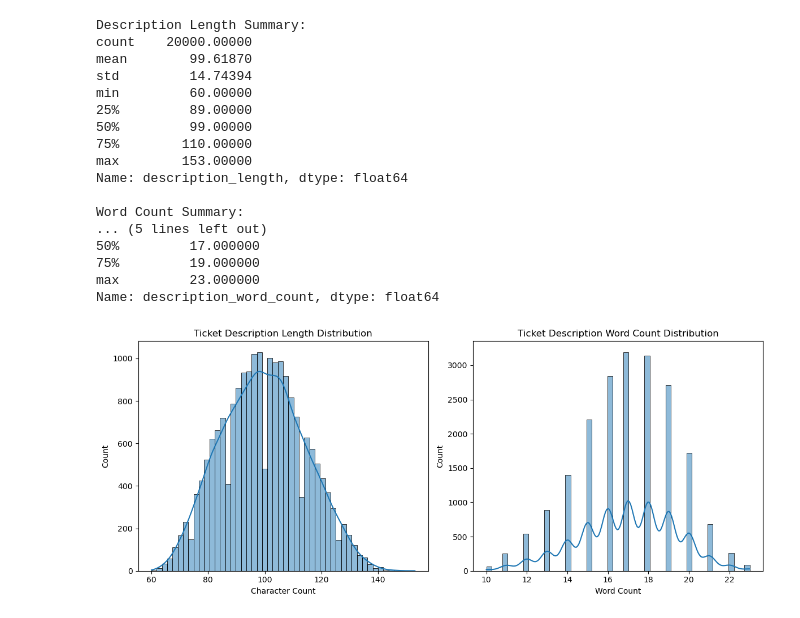
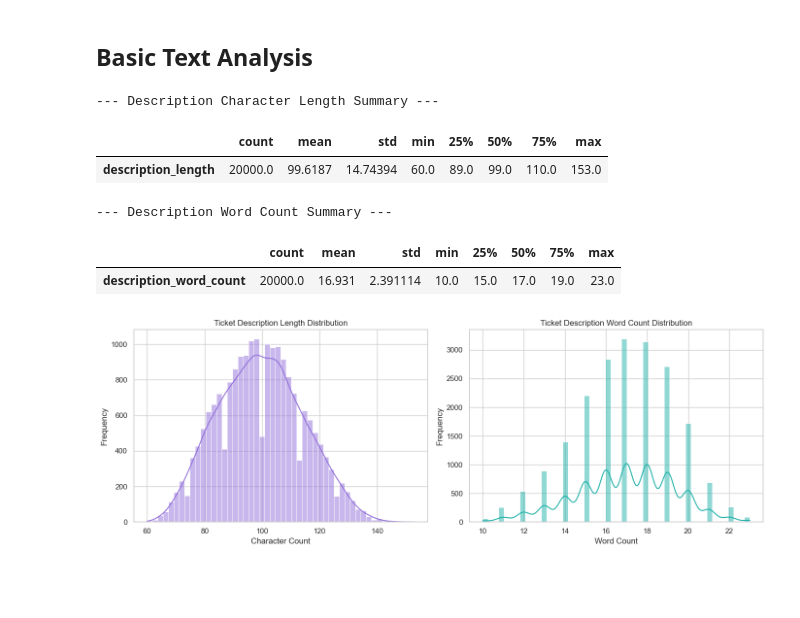
Before and after one commit to belalahmed22/Depi-project, a Jupyter notebook: EDA.ipynb, the cells around one changed output. Saved outputs shown, nothing was run; the diff lists cells and outputs as text; code cells hidden in the pictures; blank space fills up the shorter version.

```diff
--- a/EDA.ipynb
+++ b/EDA.ipynb
@@ -127,0 +101,4 @@ Passing `palette` without assigning `hue` is deprecated and will be removed in v
+# %%
+# Set styling for plots
+sns.set_theme(style="whitegrid", palette="muted")
+plt.rcParams['figure.figsize'] = (10, 6)
@@ -127,0 +137,15 @@ Passing `palette` without assigning `hue` is deprecated and will be removed in v
+# %%
+# Create a Year-Month column for aggregation
+df['YearMonth'] = df['Submission_Date'].dt.to_period('M')
+
+# Group by YearMonth
+monthly_tickets = df.groupby('YearMonth').size()
+
+plt.figure(figsize=(14, 6))
+monthly_tickets.plot(kind='line', marker='o', color='coral', linewidth=2)
+plt.title('Monthly Ticket Volume Trend', fontsize=16)
+plt.xlabel('Month-Year', fontsize=12)
+plt.ylabel('Number of Tickets', fontsize=12)
+plt.xticks(rotation=45)
+plt.grid(True, linestyle='--', alpha=0.6)
+plt.show()
@@ -128,43 +208,39 @@ Passing `palette` without assigning `hue` is deprecated and will be removed in v
+# %% [markdown]
+## Basic Text Analysis
 # %%
-
+# Create new columns for character length and word count
 df['description_length'] = df['Ticket_Description'].str.len()
 df['description_word_count'] = df['Ticket_Description'].str.split().str.len()
 
-print("Description Length Summary:")
-print(df['description_length'].describe())
-print("\nWord Count Summary:")
-print(df['description_word_count'].describe())
+# Display summary statistics
+print("--- Description Character Length Summary ---")
+display(df['description_length'].describe().to_frame().T)
 
-plt.figure(figsize=(12, 5))
+print("\n--- Description Word Count Summary ---")
+display(df['description_word_count'].describe().to_frame().T)
 
-plt.subplot(1, 2, 1)
-sns.histplot(df['description_length'], bins=50, kde=True)
-plt.title('Ticket Description Length Distribution')
-plt.xlabel('Character Count')
+# Visualize the distributions
+fig, axes = plt.subplots(1, 2, figsize=(14, 5))
 
-plt.subplot(1, 2, 2)
-sns.histplot(df['description_word_count'], bins=50, kde=True)
-plt.title('Ticket Description Word Count Distribution')
-plt.xlabel('Word Count')
+# Plot 1: Character Count Distribution
+sns.histplot(df['description_length'], bins=50, kde=True, ax=axes[0], color='mediumpurple')
+axes[0].set_title('Ticket Description Length Distribution')
+axes[0].set_xlabel('Character Count')
+axes[0].set_ylabel('Frequency')
+
+# Plot 2: Word Count Distribution
+sns.histplot(df['description_word_count'], bins=50, kde=True, ax=axes[1], color='lightseagreen')
+axes[1].set_title('Ticket Description Word Count Distribution')
+axes[1].set_xlabel('Word Count')
+axes[1].set_ylabel('Frequency')
 
 plt.tight_layout()
 plt.show()
 # %% [output]
-Description Length Summary:
-count    20000.00000
-mean        99.61870
-std         14.74394
-min         60.00000
-25%         89.00000
-50%         99.00000
-75%        110.00000
-max        153.00000
-Name: description_length, dtype: float64
-
-Word Count Summary:
-... (5 lines left out)
-50%         17.000000
-75%         19.000000
-max         23.000000
-Name: description_word_count, dtype: float64
+--- Description Character Length Summary ---
+|  | count | mean | std | min | 25% | 50% | 75% | max |
+| description_length | 20000.0 | 99.6187 | 14.74394 | 60.0 | 89.0 | 99.0 | 110.0 | 153.0 |
+--- Description Word Count Summary ---
+|  | count | mean | std | min | 25% | 50% | 75% | max |
+| description_word_count | 20000.0 | 16.931 | 2.391114 | 10.0 | 15.0 | 17.0 | 19.0 | 23.0 |
-[figure, old version]
+[figure, new version]
```
Also changed, not shown: parts of 28 cells of this notebook.
